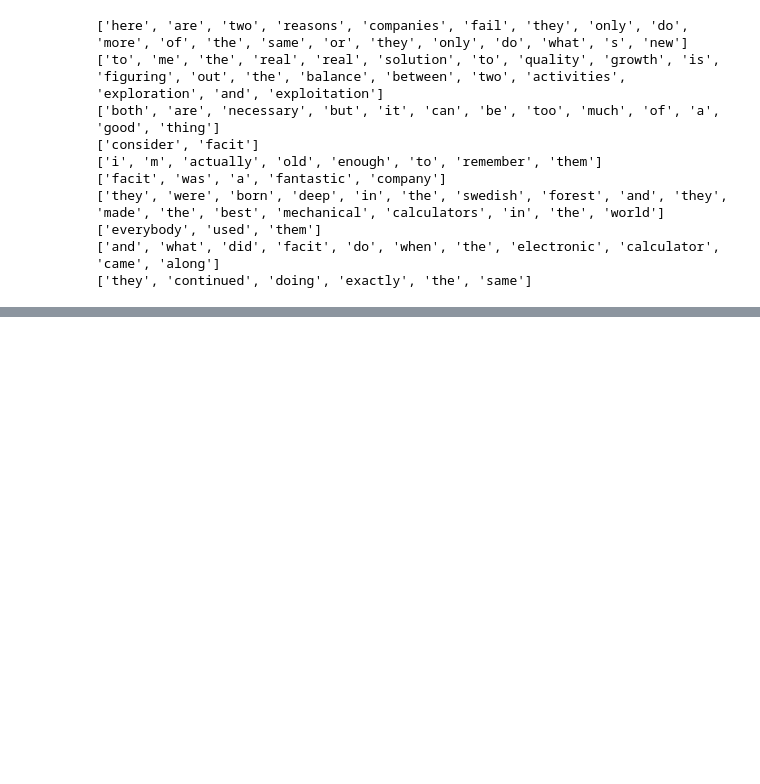
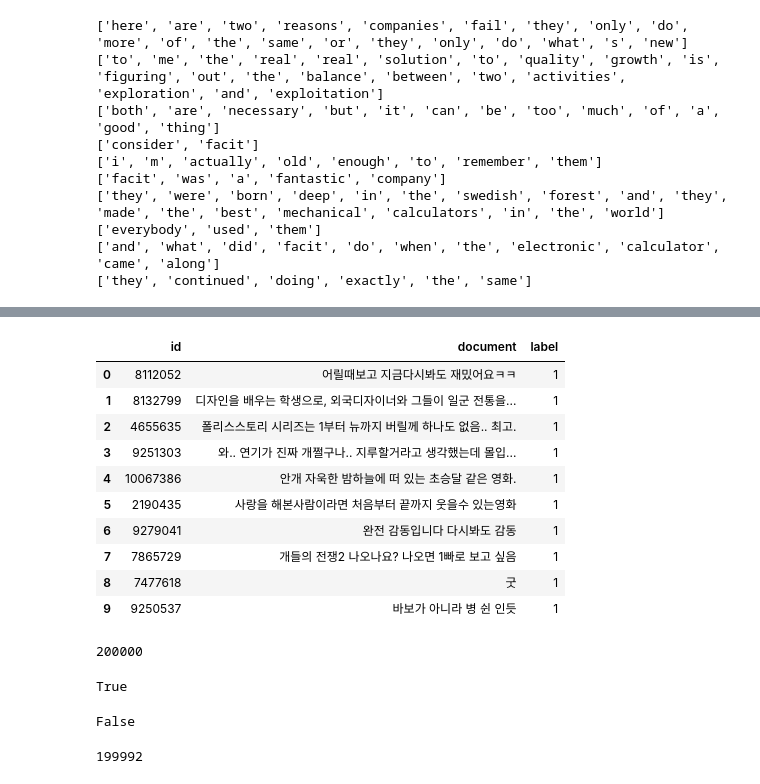
Before and after one commit to UiinKim/NLP_First, a Jupyter notebook: Word2Vec이해하기.ipynb, the cells around one changed output, grey strips where cells are left out. Saved outputs shown, nothing was run; the diff lists cells and outputs as text; code cells hidden in the pictures; blank space fills up the shorter version.

```diff
--- a/Word2Vec이해하기.ipynb
+++ b/Word2Vec이해하기.ipynb
@@ -112,0 +119,35 @@ urllib.request.urlretrieve("https://raw.githubusercontent.com/e9t/nsmc/master/ra
+# %%
+train_data[:10]
+# %% [output]
+|  | id | document | label |
+| 0 | 8112052 | 어릴때보고 지금다시봐도 재밌어요ㅋㅋ | 1 |
+| 1 | 8132799 | 디자인을 배우는 학생으로, 외국디자이너와 그들이 일군 전통을... | 1 |
+| 2 | 4655635 | 폴리스스토리 시리즈는 1부터 뉴까지 버릴께 하나도 없음.. 최고. | 1 |
+| 3 | 9251303 | 와.. 연기가 진짜 개쩔구나.. 지루할거라고 생각했는데 몰입... | 1 |
+| 4 | 10067386 | 안개 자욱한 밤하늘에 떠 있는 초승달 같은 영화. | 1 |
+| 5 | 2190435 | 사랑을 해본사람이라면 처음부터 끝까지 웃을수 있는영화 | 1 |
+| 6 | 9279041 | 완전 감동입니다 다시봐도 감동 | 1 |
+| 7 | 7865729 | 개들의 전쟁2 나오나요? 나오면 1빠로 보고 싶음 | 1 |
+| 8 | 7477618 | 굿 | 1 |
+| 9 | 9250537 | 바보가 아니라 병 쉰 인듯 | 1 |
+# %%
+print(len(train_data))
+# %% [output]
+200000
+# %%
+print(train_data.isnull().values.any())
+#values.any()로 하나라도 결측치가 있는지 확인
+# %% [output]
+True
+# %%
+train_data=train_data.dropna(how='any')
+#dropna(how='any')로 null 값이 있는 행 제거
+print(train_data.isnull().values.any())
+#결측치 제거 확인
+# %% [output]
+False
+# %%
+print(len(train_data))
+#제거 후 총 개수 확인
+# %% [output]
+199992
```
Also changed, not shown: parts of 17 cells of this notebook.
